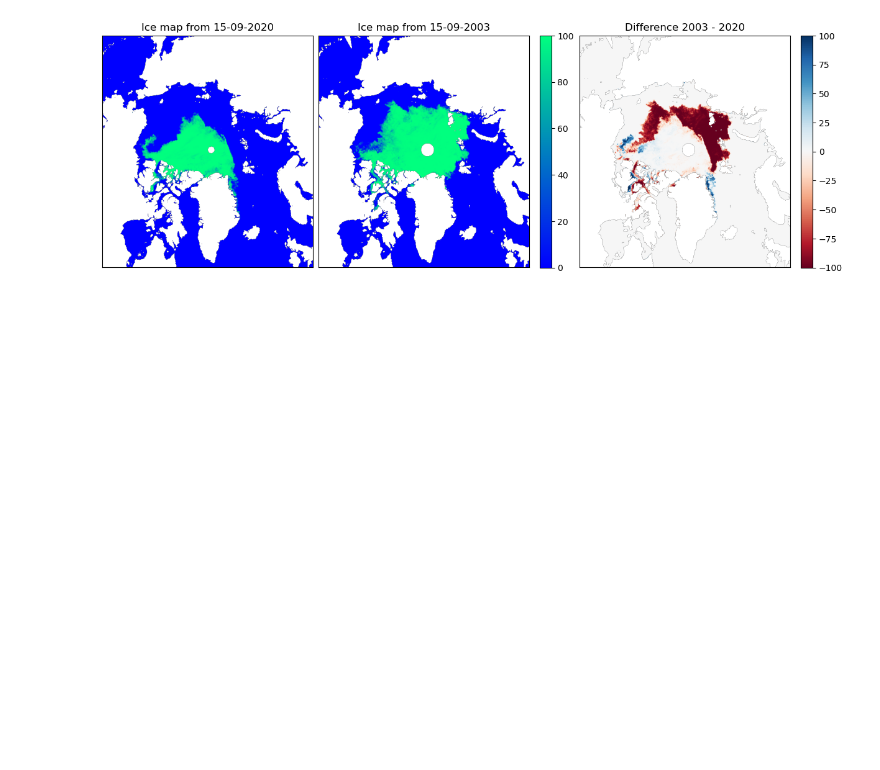
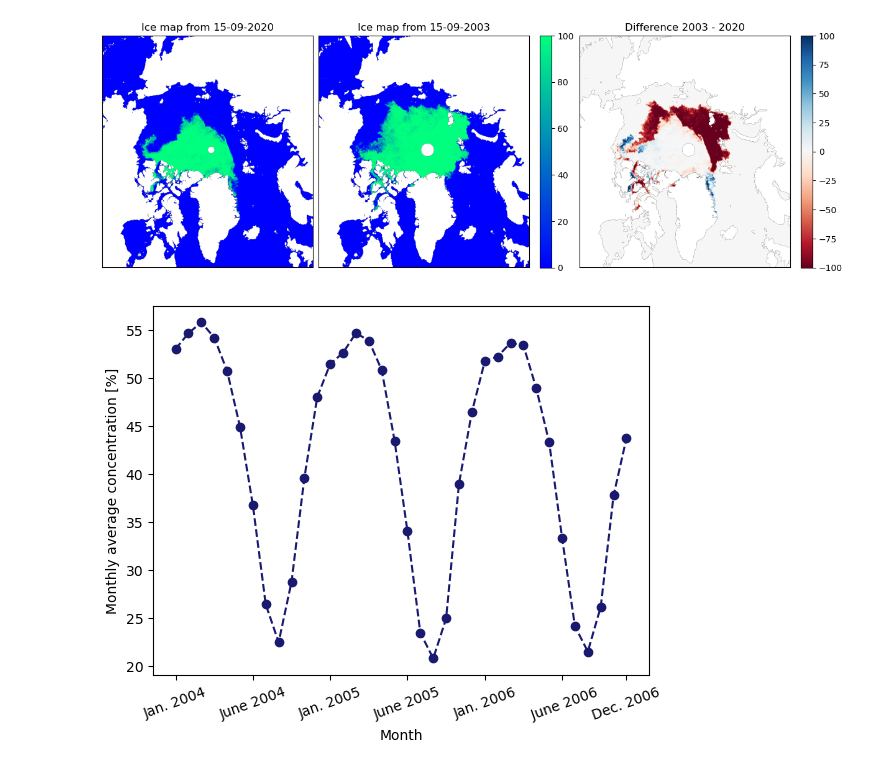
Before and after one commit to DanielDoradoMath/SciProPySS25, a Jupyter notebook: Week04/Project1-Dorado.ipynb, the cells around one changed output. Cells and saved outputs as stored; diff of their text form; code cells hidden in the pictures; blank space fills up the shorter version.

```diff
--- a/Week04/Project1-Dorado.ipynb
+++ b/Week04/Project1-Dorado.ipynb
@@ -279,3 +279,46 @@ fig.colorbar(diff, ax=ax[2], shrink=0.76)
 plt.show()
 # %% [output]
 [figure]
+# %%
+yy = ['2004', '2005', '2006']  # Years in the time period to be evaluated
+
+monthly_concentrations = {}  # A dictionary data type structure that associates to each month the list avg. concentrations
+
+
+for file in filelist:
+    date = file.split('/')[-1].split('.')[0]  # Extract date from file name
+
+    year = date[:4]
+    month = date[4:6]
+
+    if year in yy:
+        data = np.load(file)  # Load data
+        mask = np.isnan(data) # Mask excluding land pixels
+
+        avg_concentration = np.nansum(data*px_areas)  # Sum of concentrations weighted by area
+        avg_concentration /= np.sum(px_areas[mask])  # Divide by total non-land area
+
+        if year+month in monthly_concentrations.keys():
+            # If the month was already added to the dictionary, add avg. concentration of the day to monthly list
+            monthly_concentrations[year+month] += [avg_concentration]
+        else:
+            # If the month has not been added, add it and create the list with the avg. concentration of the day
+            monthly_concentrations[year+month] = [avg_concentration]
+# %%
+time = []  # List with times
+concentrations_04_06 = []  # List with avg. monthly concentrations
+
+for key in monthly_concentrations.keys():
+    time += [int(key[:4]) + (int(key[4:]) - 1) / 12]
+    concentrations_04_06 += [np.average(monthly_concentrations[key])]  # Compute avg. monthly concentrations
+
+plt.plot(time, concentrations_04_06, marker='o', ls='--', color='midnightblue')  # Generate plot avg. monthly ice vs time
+plt.xlabel('Month')
+plt.ylabel('Monthly average concentration [%]')
+
+xlabels = ['Jan. 2004', 'June 2004', 'Jan. 2005', 'June 2005', 'Jan. 2006', ' June 2006', 'Dec. 2006']
+plt.xticks(ticks=[2004.0 + n*0.5 for n in range(6)] + [2006. + 11/12], labels= xlabels, rotation=20)
+
+plt.show()
+# %% [output]
+[figure, added]
```
Also changed, not shown: parts of 3 cells of this notebook.
